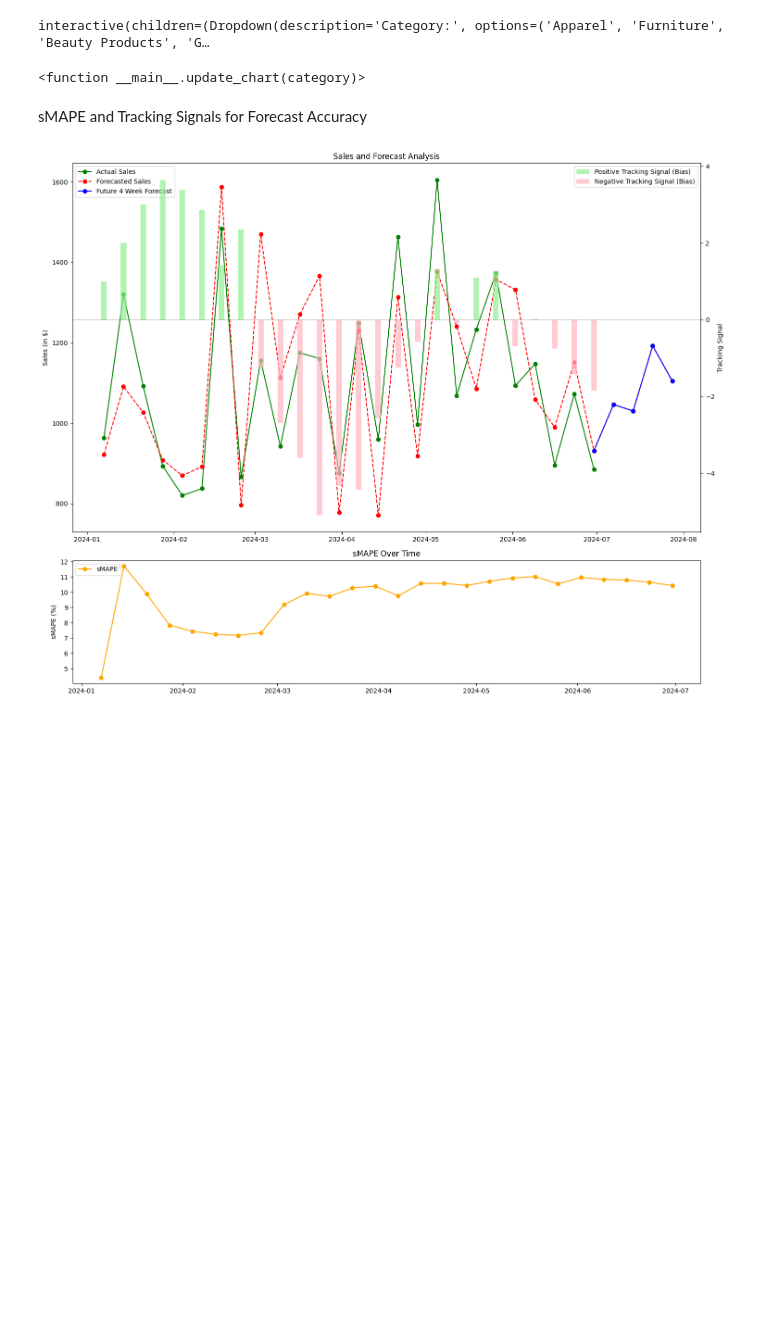
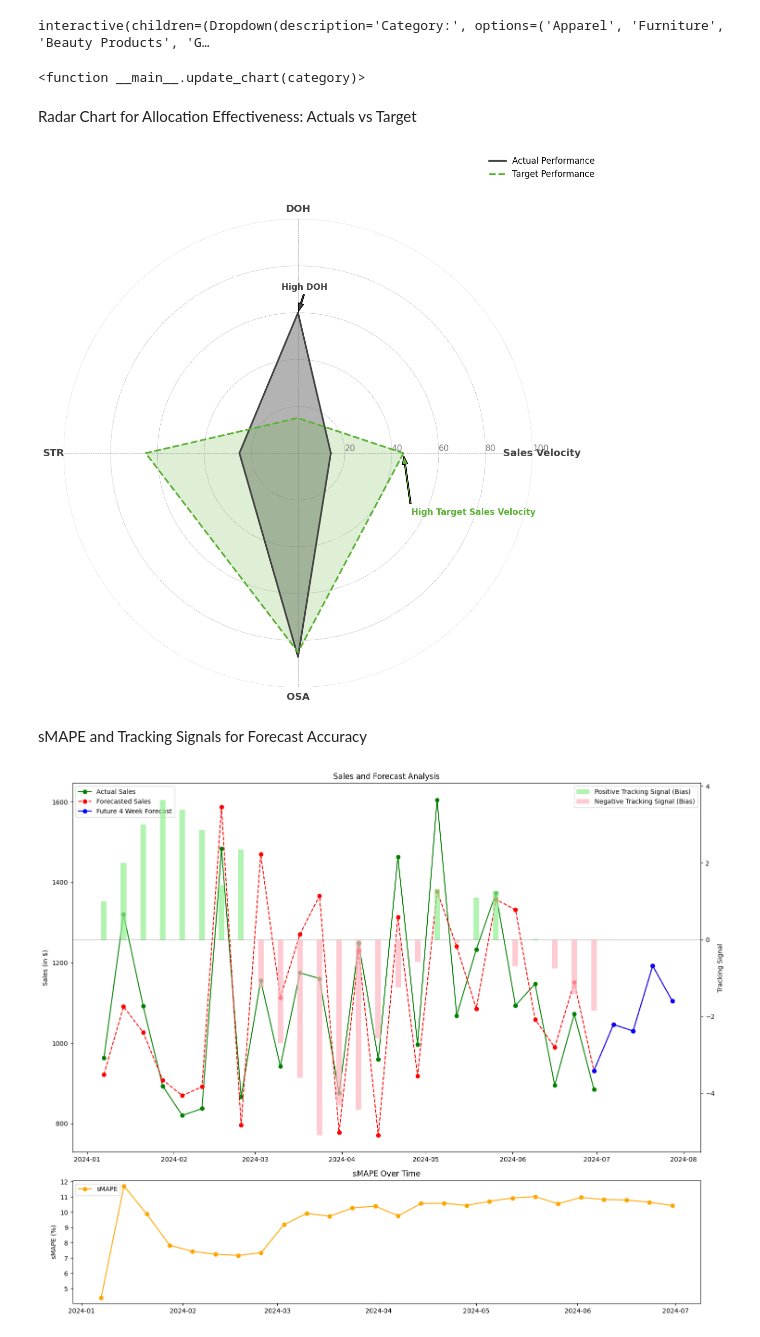
Before and after one commit to bchawla1/My_Projects, a Jupyter notebook: All Visualisations for Inventory Playbook.ipynb, the cells around one changed output. Drawn from its saved outputs; the diff is of its cells as text; code cells hidden in the pictures; blank space fills up the shorter version.

```diff
--- a/All Visualisations for Inventory Playbook.ipynb
+++ b/All Visualisations for Inventory Playbook.ipynb
@@ -84,6 +84,59 @@ interact(update_chart, category=dropdown)
 # %% [output]
 interactive(children=(Dropdown(description='Category:', options=('Apparel', 'Furniture', 'Beauty Products', 'G…
 <function __main__.update_chart(category)>
+# %% [markdown]
+Radar Chart for Allocation Effectiveness: Actuals vs Target
+# %%
+import matplotlib.pyplot as plt
+import numpy as np
+
+# Define the metrics and angles for the radar chart
+metrics = ['Sales Velocity', 'DOH', 'STR', 'OSA']
+angles = np.linspace(0, 2 * np.pi, len(metrics), endpoint=False).tolist()
+angles += angles[:1]  # Complete the loop
+
+# Values for the actual and target metrics
+values_actual = [14, 60, 25, 87]  # Actual values
+values_actual += values_actual[:1]
+
+values_target = [45, 15, 65, 85]  # Target values
+values_target += values_target[:1]
+
+# Setting up the radar chart
+fig, ax = plt.subplots(figsize=(12, 12), subplot_kw=dict(polar=True))
+ax.set_xticks(angles[:-1])
+ax.set_xticklabels(metrics, fontsize=14, fontweight='bold', color='#434343')
+ax.set_ylim(0, 100)  # Normalized scale for metrics
+
+# Plotting actual and target values
+ax.plot(angles, values_actual, color='#434343', linewidth=2.5, linestyle='solid', label='Actual Performance')
+ax.fill(angles, values_actual, color='#434343', alpha=0.4)
+
+ax.plot(angles, values_target, color='#5CB335', linewidth=2.5, linestyle='dashed', label='Target Performance')
+ax.fill(angles, values_target, color='#5CB335', alpha=0.2)
+
+# Customizing the grid and radial labels
+ax.grid(color='gray', linestyle='--', linewidth=0.6, alpha=0.6)
+ax.spines['polar'].set_visible(False)  # Remove the outer circle
+ax.set_rlabel_position(0)  # Position radial labels for better alignment
+ax.tick_params(axis='y', colors='gray', labelsize=12)  # Set radial tick color and size
+
+# Adding a legend
+ax.legend(loc='upper right', fontsize=12, bbox_to_anchor=(1.15, 1.15), frameon=False)
+
+# Adding annotations to highlight significant differences
+ax.annotate('High DOH', xy=(angles[1], 60), xytext=(angles[1] + 0.1, 70),
+            arrowprops=dict(facecolor='#434343', shrink=0.05, width=2, headwidth=8),
+            fontsize=12, color='#434343', fontweight='bold')
+
+ax.annotate('High Target Sales Velocity', xy=(angles[0], 45), xytext=(angles[0] - 0.5, 55),
+            arrowprops=dict(facecolor='#5CB335', shrink=0.05, width=2, headwidth=8),
+            fontsize=12, color='#5CB335', fontweight='bold')
+
+# Display the chart
+plt.show()
+# %% [output]
+[figure, added]
 # %% [markdown]
 sMAPE and Tracking Signals for Forecast Accuracy
 # %%
```
